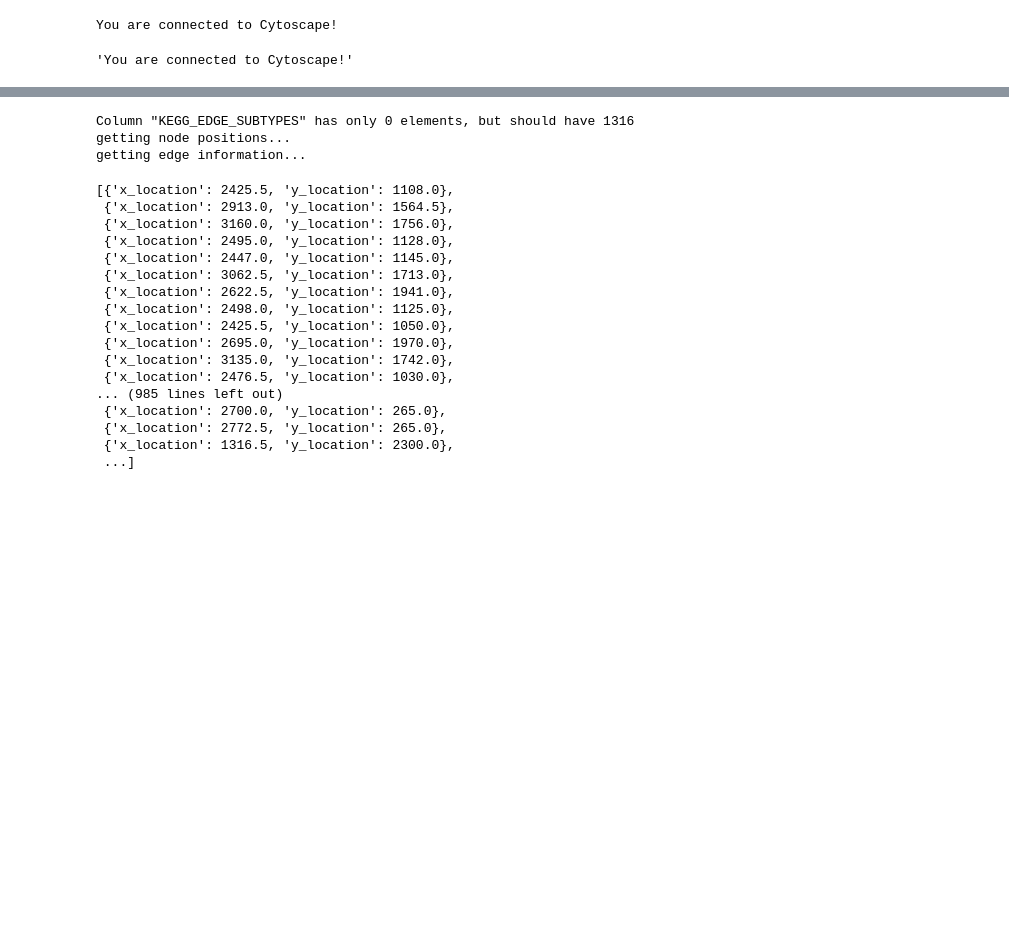
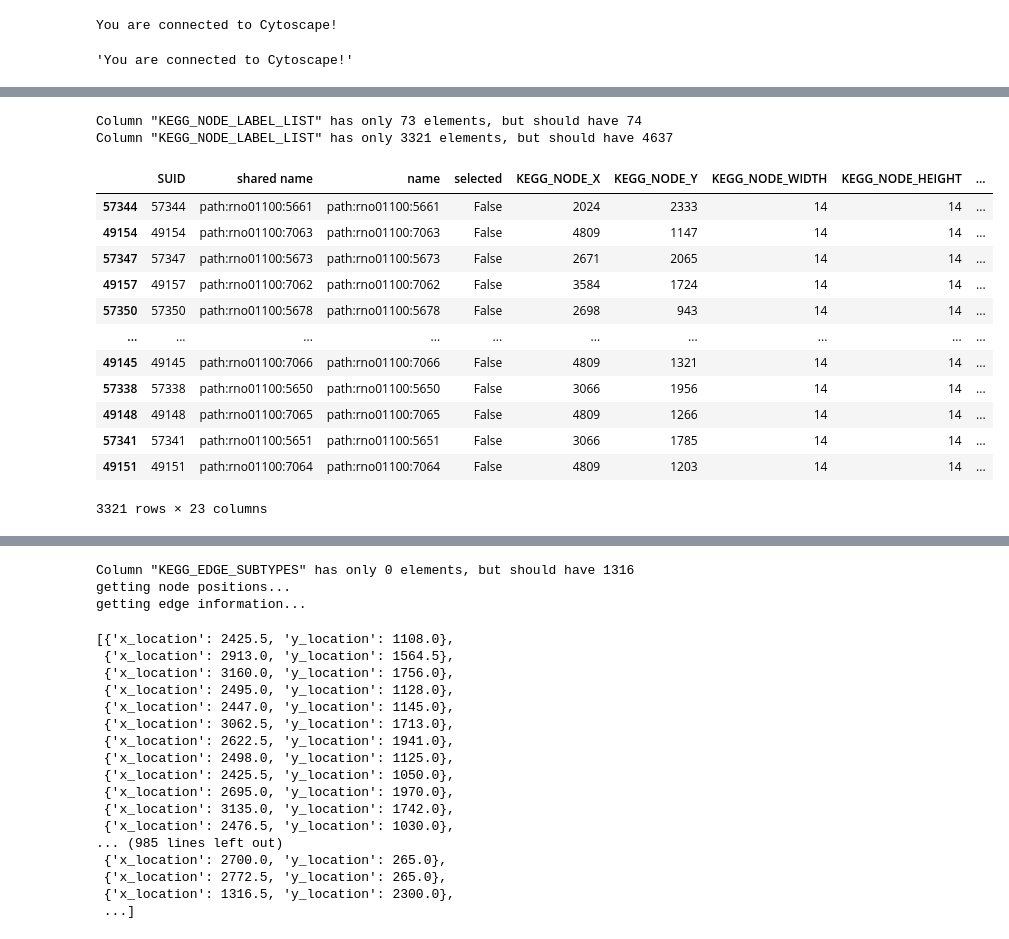
Before and after one commit to ecell/transomics2cytoscape-py, a Jupyter notebook: t2c.ipynb, the cells around one changed output, grey strips where cells are left out. Drawn from its saved outputs; the diff is of its cells as text; code cells hidden in the pictures; blank space fills up the shorter version.

```diff
--- a/t2c.ipynb
+++ b/t2c.ipynb
@@ -14,0 +17,5 @@ You are connected to Cytoscape!
+# %%
+networkLayers = "https://raw.githubusercontent.com/ecell/transomics2cytoscape/master/inst/extdata/usecase1/yugi2014.tsv"
+# %%
+layerTable = pd.read_table(networkLayers, header=None, sep="\t")
+networkSUID = layerTable.apply(importLayer, axis=1)
@@ -14,0 +33,6 @@ You are connected to Cytoscape!
+# %%
+layerTable = pd.concat([layerTable, networkSUID], axis=1)
+nodetables = layerTable.apply(getNodeTableWithLayerinfo, axis=1)
+# %% [output]
+Column "KEGG_NODE_LABEL_LIST" has only 73 elements, but should have 74
+Column "KEGG_NODE_LABEL_LIST" has only 3321 elements, but should have 4637
@@ -14,0 +41,16 @@ You are connected to Cytoscape!
+# %%
+nodetables[2]
+# %% [output]
+|  | SUID | shared name | name | selected | KEGG_NODE_X | KEGG_NODE_Y | KEGG_NODE_WIDTH | KEGG_NODE_HEIGHT | ... |
+| 57344 | 57344 | path:rno01100:5661 | path:rno01100:5661 | False | 2024 | 2333 | 14 | 14 | ... |
+| 49154 | 49154 | path:rno01100:7063 | path:rno01100:7063 | False | 4809 | 1147 | 14 | 14 | ... |
+| 57347 | 57347 | path:rno01100:5673 | path:rno01100:5673 | False | 2671 | 2065 | 14 | 14 | ... |
+| 49157 | 49157 | path:rno01100:7062 | path:rno01100:7062 | False | 3584 | 1724 | 14 | 14 | ... |
+| 57350 | 57350 | path:rno01100:5678 | path:rno01100:5678 | False | 2698 | 943 | 14 | 14 | ... |
+| ... | ... | ... | ... | ... | ... | ... | ... | ... | ... |
+| 49145 | 49145 | path:rno01100:7066 | path:rno01100:7066 | False | 4809 | 1321 | 14 | 14 | ... |
+| 57338 | 57338 | path:rno01100:5650 | path:rno01100:5650 | False | 3066 | 1956 | 14 | 14 | ... |
+| 49148 | 49148 | path:rno01100:7065 | path:rno01100:7065 | False | 4809 | 1266 | 14 | 14 | ... |
+| 57341 | 57341 | path:rno01100:5651 | path:rno01100:5651 | False | 3066 | 1785 | 14 | 14 | ... |
+| 49151 | 49151 | path:rno01100:7064 | path:rno01100:7064 | False | 4809 | 1203 | 14 | 14 | ... |
+3321 rows × 23 columns
```
Also changed, not shown: parts of 5 cells of this notebook.
